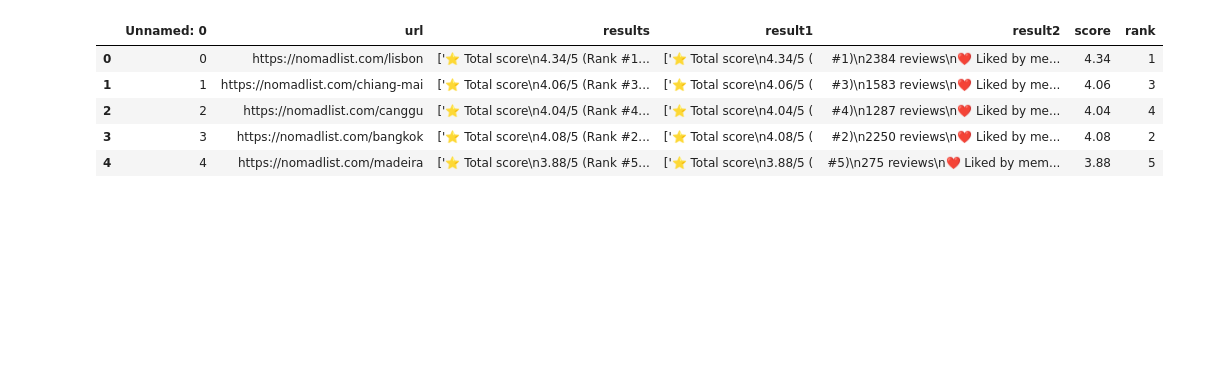
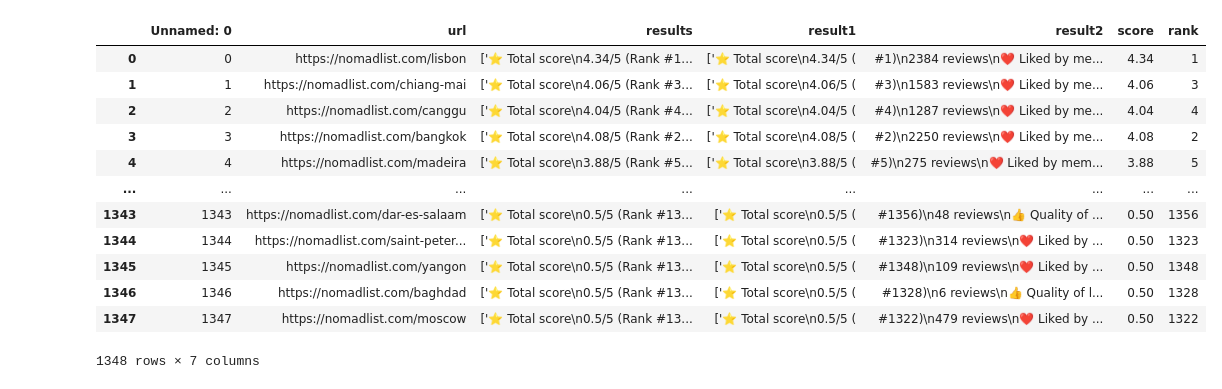
Before and after one commit to Frans-Grau/Project4-WebScrap, a Jupyter notebook: Insights/NomadList.ipynb, the cells around one changed output. Cells and saved outputs as stored; diff of their text form; code cells hidden in the pictures; blank space fills up the shorter version.

Commit message:
nomadlist

```diff
--- a/Insights/NomadList.ipynb
+++ b/Insights/NomadList.ipynb
@@ -3,10 +0,0 @@ import pandas as pd
-# %%
-nomads = pd.read_csv(r'')
-nomads.head()
-# %% [output]
-|  | Unnamed: 0 | url | results | result1 | result2 | score | rank |
-| 0 | 0 | https://nomadlist.com/lisbon | ['⭐️ Total score\n4.34/5 (Rank #1... | ['⭐️ Total score\n4.34/5 ( | #1)\n2384 reviews\n❤️ Liked by me... | 4.34 | 1 |
-| 1 | 1 | https://nomadlist.com/chiang-mai | ['⭐️ Total score\n4.06/5 (Rank #3... | ['⭐️ Total score\n4.06/5 ( | #3)\n1583 reviews\n❤️ Liked by me... | 4.06 | 3 |
-| 2 | 2 | https://nomadlist.com/canggu | ['⭐️ Total score\n4.04/5 (Rank #4... | ['⭐️ Total score\n4.04/5 ( | #4)\n1287 reviews\n❤️ Liked by me... | 4.04 | 4 |
-| 3 | 3 | https://nomadlist.com/bangkok | ['⭐️ Total score\n4.08/5 (Rank #2... | ['⭐️ Total score\n4.08/5 ( | #2)\n2250 reviews\n❤️ Liked by me... | 4.08 | 2 |
-| 4 | 4 | https://nomadlist.com/madeira | ['⭐️ Total score\n3.88/5 (Rank #5... | ['⭐️ Total score\n3.88/5 ( | #5)\n275 reviews\n❤️ Liked by mem... | 3.88 | 5 |
@@ -12,0 +13,19 @@ nomads.head()
+# %%
+name =  pd.read_csv(r'/Users/anacarolinaquintino/Documents/GitHub/Project4-WebScrap/Files/namelower.csv')
+url = pd.read_csv(r'/Users/anacarolinaquintino/Documents/GitHub/Project4-WebScrap/Files/URL-Final.csv')
+# %%
+url
+# %% [output]
+|  | Unnamed: 0 | url | results | result1 | result2 | score | rank |
+| 0 | 0 | https://nomadlist.com/lisbon | ['⭐️ Total score\n4.34/5 (Rank #1... | ['⭐️ Total score\n4.34/5 ( | #1)\n2384 reviews\n❤️ Liked by me... | 4.34 | 1 |
+| 1 | 1 | https://nomadlist.com/chiang-mai | ['⭐️ Total score\n4.06/5 (Rank #3... | ['⭐️ Total score\n4.06/5 ( | #3)\n1583 reviews\n❤️ Liked by me... | 4.06 | 3 |
+| 2 | 2 | https://nomadlist.com/canggu | ['⭐️ Total score\n4.04/5 (Rank #4... | ['⭐️ Total score\n4.04/5 ( | #4)\n1287 reviews\n❤️ Liked by me... | 4.04 | 4 |
+| 3 | 3 | https://nomadlist.com/bangkok | ['⭐️ Total score\n4.08/5 (Rank #2... | ['⭐️ Total score\n4.08/5 ( | #2)\n2250 reviews\n❤️ Liked by me... | 4.08 | 2 |
+| 4 | 4 | https://nomadlist.com/madeira | ['⭐️ Total score\n3.88/5 (Rank #5... | ['⭐️ Total score\n3.88/5 ( | #5)\n275 reviews\n❤️ Liked by mem... | 3.88 | 5 |
+| ... | ... | ... | ... | ... | ... | ... | ... |
+| 1343 | 1343 | https://nomadlist.com/dar-es-salaam | ['⭐️ Total score\n0.5/5 (Rank #13... | ['⭐️ Total score\n0.5/5 ( | #1356)\n48 reviews\n👍 Quality of ... | 0.50 | 1356 |
+| 1344 | 1344 | https://nomadlist.com/saint-peter... | ['⭐️ Total score\n0.5/5 (Rank #13... | ['⭐️ Total score\n0.5/5 ( | #1323)\n314 reviews\n❤️ Liked by ... | 0.50 | 1323 |
+| 1345 | 1345 | https://nomadlist.com/yangon | ['⭐️ Total score\n0.5/5 (Rank #13... | ['⭐️ Total score\n0.5/5 ( | #1348)\n109 reviews\n❤️ Liked by ... | 0.50 | 1348 |
+| 1346 | 1346 | https://nomadlist.com/baghdad | ['⭐️ Total score\n0.5/5 (Rank #13... | ['⭐️ Total score\n0.5/5 ( | #1328)\n6 reviews\n👍 Quality of l... | 0.50 | 1328 |
+| 1347 | 1347 | https://nomadlist.com/moscow | ['⭐️ Total score\n0.5/5 (Rank #13... | ['⭐️ Total score\n0.5/5 ( | #1322)\n479 reviews\n❤️ Liked by ... | 0.50 | 1322 |
+1348 rows × 7 columns
```
Also changed, not shown: parts of 30 cells of this notebook, 2 other files.
